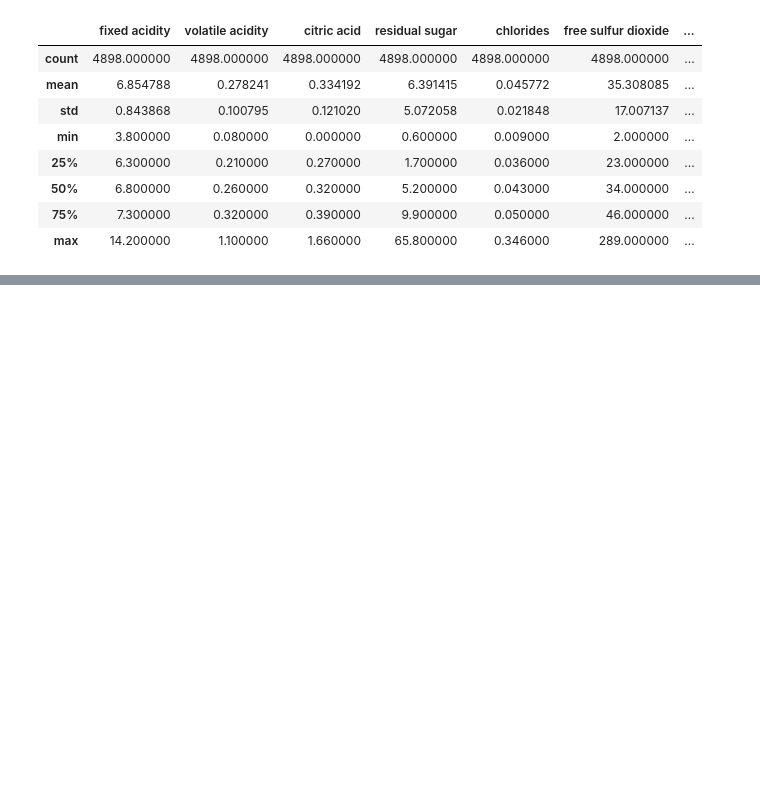
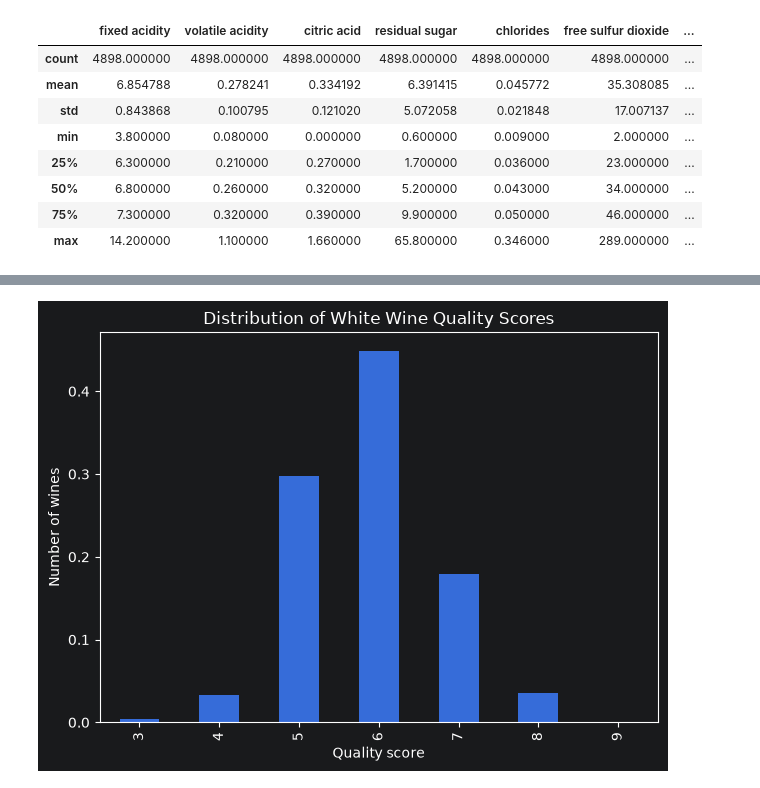
Before and after one commit to amanullah-ops/wine-quality-prediction, a Jupyter notebook: notebooks/01_data_inspection.ipynb, the cells around one changed output, grey strips where cells are left out. Saved outputs shown, nothing was run; the diff lists cells and outputs as text; code cells hidden in the pictures; blank space fills up the shorter version.

```diff
--- a/notebooks/01_data_inspection.ipynb
+++ b/notebooks/01_data_inspection.ipynb
@@ -73,0 +102,14 @@ df.describe()
+# %%
+
+
+df["quality"].value_counts(normalize=True).sort_index().plot(
+    kind="bar",
+    xlabel="Quality score",
+    ylabel="Number of wines",
+    title="Distribution of White Wine Quality Scores",
+)
+
+plt.tight_layout()
+plt.show()
+# %% [output]
+[figure, added]
```
Also changed, not shown: parts of 15 cells of this notebook.
